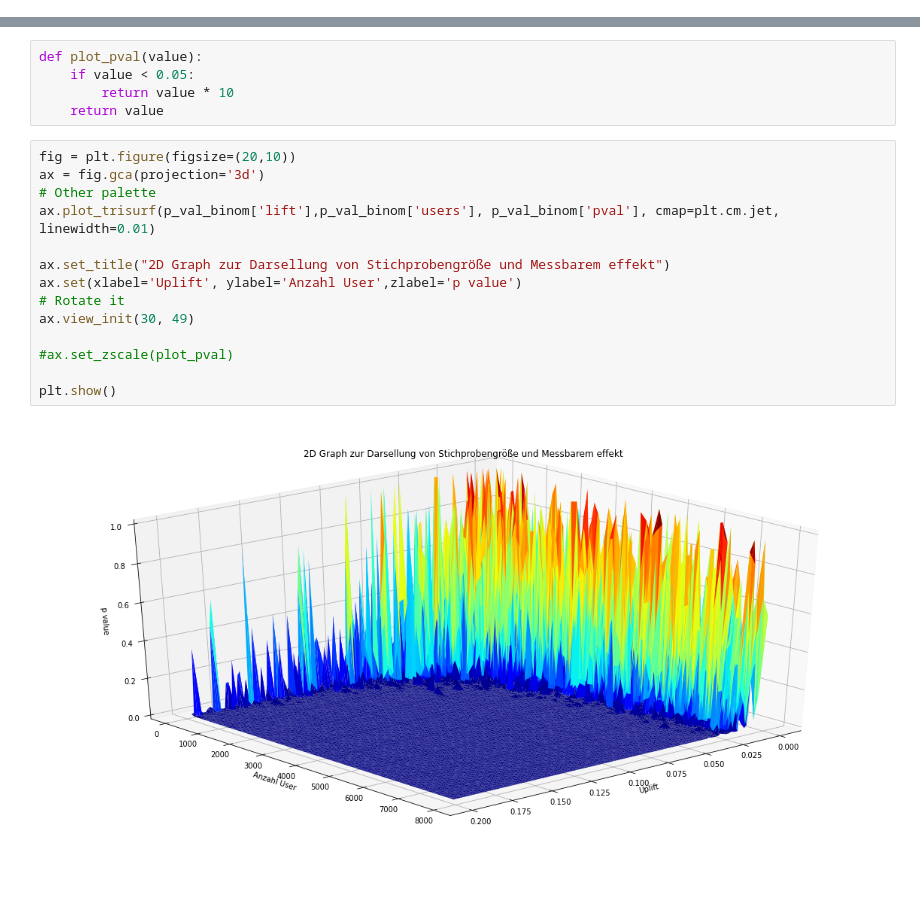
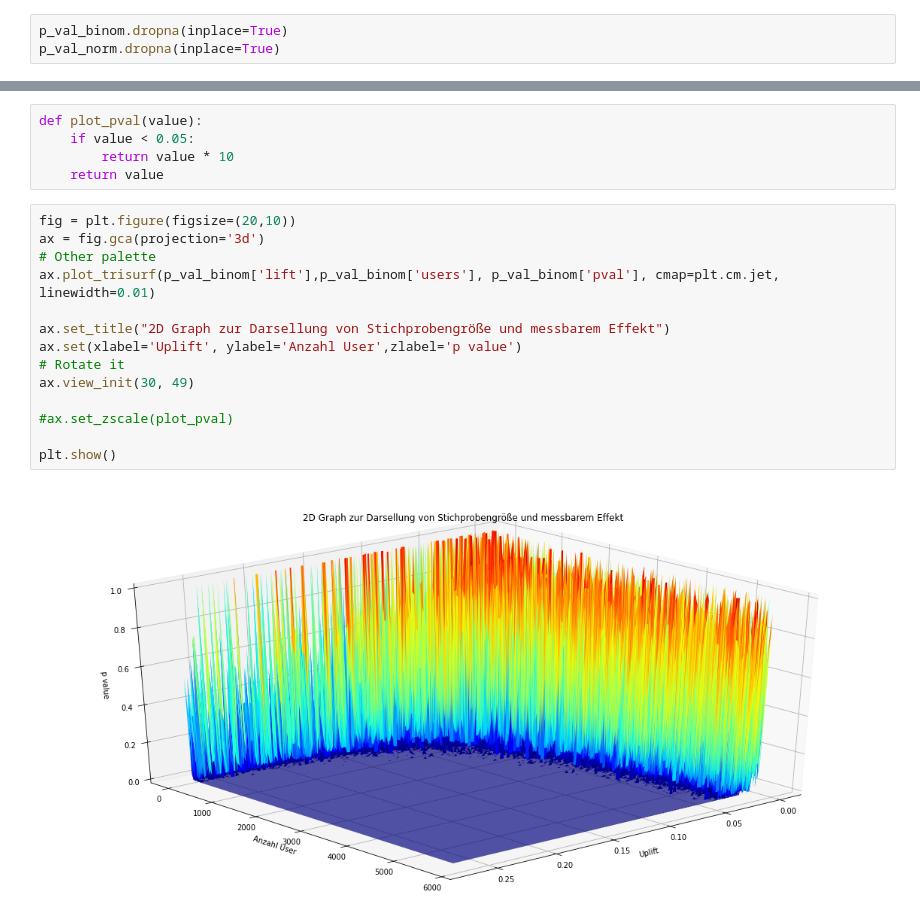
Before and after one commit to Ethuer/DataBlog, a Jupyter notebook: General/AB testing Teil 2.ipynb, the cells around one changed output, grey strips where cells are left out. Saved outputs shown, nothing was run; the diff lists cells and outputs as text; blank space fills up the shorter version.

Commit message:
remove unnecessary plots

```diff
--- a/General/AB testing Teil 2.ipynb
+++ b/General/AB testing Teil 2.ipynb
@@ -266,3 +222,6 @@ p_val_norm.head()
+# %%
+p_val_binom.dropna(inplace=True)
+p_val_norm.dropna(inplace=True)
 # %%
 from mpl_toolkits.mplot3d import Axes3D
 # %%
@@ -284,19 +243,19 @@ def plot_pval(value):
 # %%
 fig = plt.figure(figsize=(20,10))
 ax = fig.gca(projection='3d')
 # Other palette
 ax.plot_trisurf(p_val_binom['lift'],p_val_binom['users'], p_val_binom['pval'], cmap=plt.cm.jet, linewidth=0.01)
 
-ax.set_title("2D Graph zur Darsellung von Stichprobengröße und Messbarem effekt")
+ax.set_title("2D Graph zur Darsellung von Stichprobengröße und messbarem Effekt")
 ax.set(xlabel='Uplift', ylabel='Anzahl User',zlabel='p value')
 # Rotate it
 ax.view_init(30, 49)
 
 #ax.set_zscale(plot_pval)
 
 plt.show()
 # %% [output]
-[figure, old version]
+[figure, new version]
 # %%
 fig = plt.figure(figsize=(20,10))
 ax = fig.gca(projection='3d')
```
Also changed, not shown: parts of 37 cells of this notebook.
